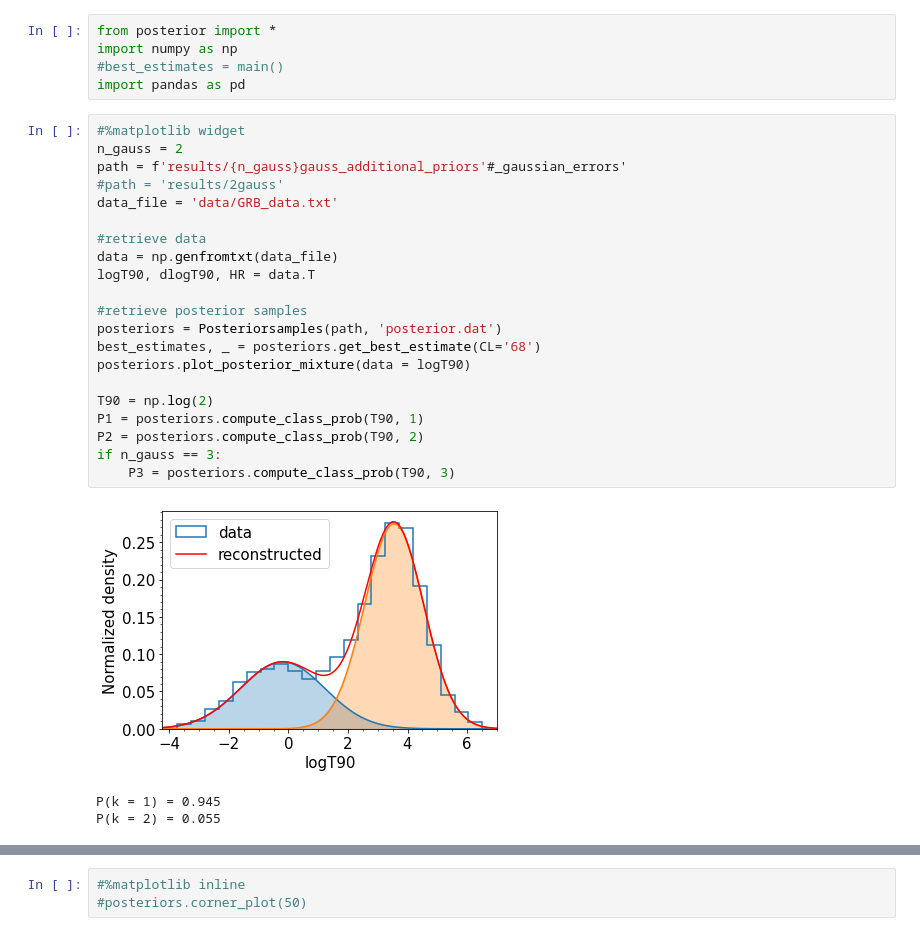
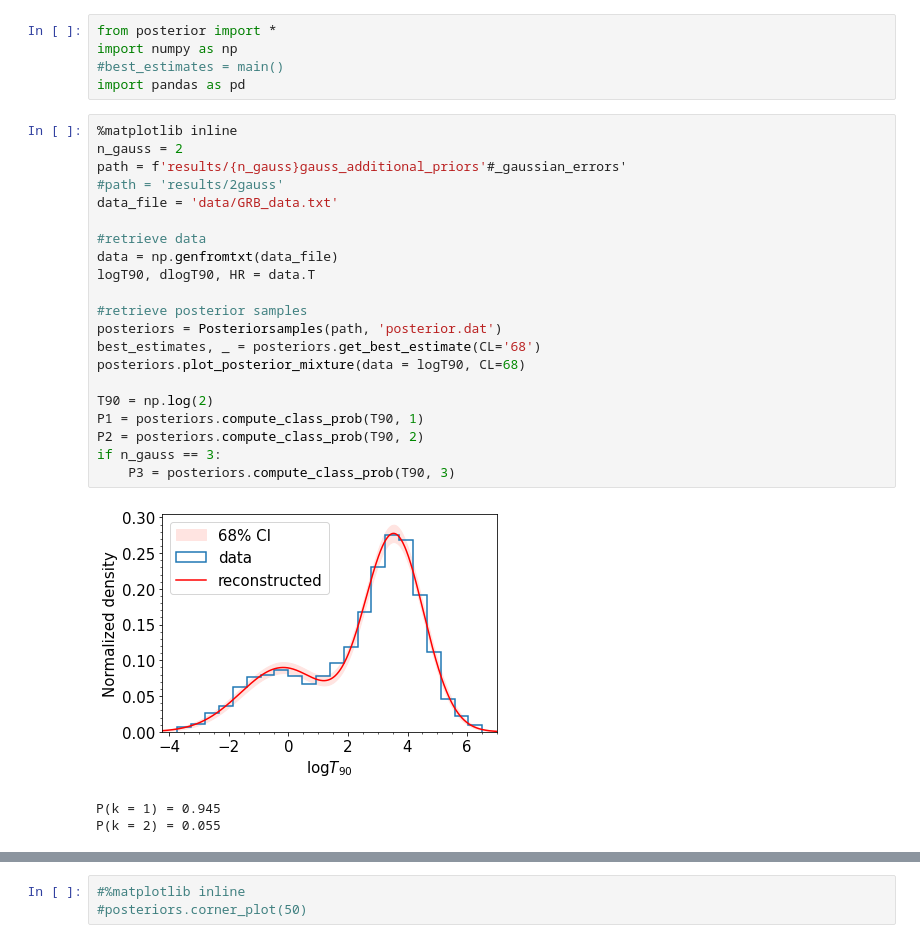
Before and after one commit to fdesanti/nested_sampling, a Jupyter notebook: posterior_analysis.ipynb, the cells around one changed output, grey strips where cells are left out. Saved outputs shown, nothing was run; the diff lists cells and outputs as text.

Commit message:
changed plot labels

```diff
--- a/posterior_analysis.ipynb
+++ b/posterior_analysis.ipynb
@@ -4,28 +4,28 @@ import numpy as np
 #best_estimates = main()
 import pandas as pd
 # %%
-#%matplotlib widget
+%matplotlib inline
 n_gauss = 2
 path = f'results/{n_gauss}gauss_additional_priors'#_gaussian_errors'
 #path = 'results/2gauss'
 data_file = 'data/GRB_data.txt'
 
 #retrieve data
 data = np.genfromtxt(data_file)
 logT90, dlogT90, HR = data.T
 
 #retrieve posterior samples
 posteriors = Posteriorsamples(path, 'posterior.dat')
 best_estimates, _ = posteriors.get_best_estimate(CL='68')
-posteriors.plot_posterior_mixture(data = logT90)
+posteriors.plot_posterior_mixture(data = logT90, CL=68)
 
 T90 = np.log(2)
 P1 = posteriors.compute_class_prob(T90, 1)
 P2 = posteriors.compute_class_prob(T90, 2)
 if n_gauss == 3:
     P3 = posteriors.compute_class_prob(T90, 3)
 # %% [output]
-[figure, old version]
+[figure, new version]
 P(k = 1) = 0.945
 P(k = 2) = 0.055
 # %%
```
Also changed, not shown: parts of 4 cells of this notebook, 5 other files.
